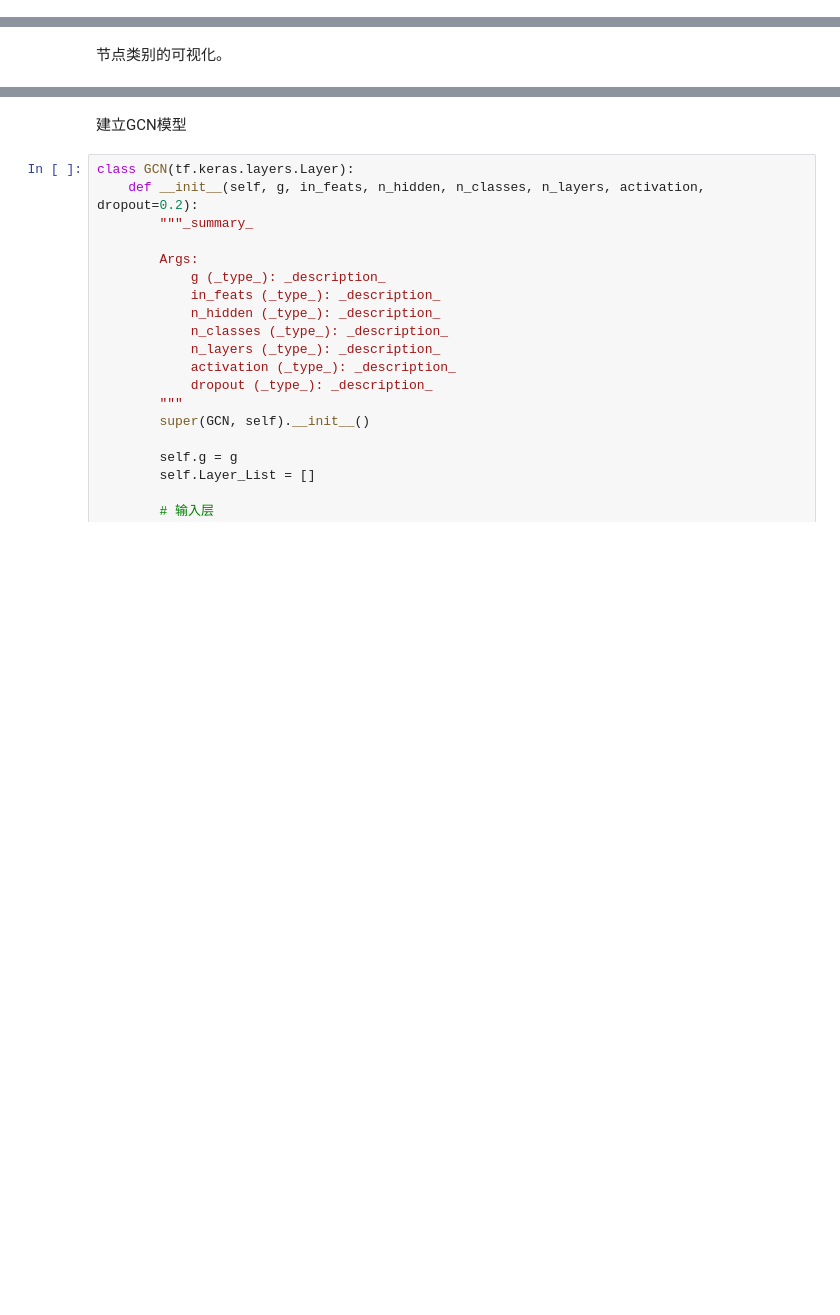
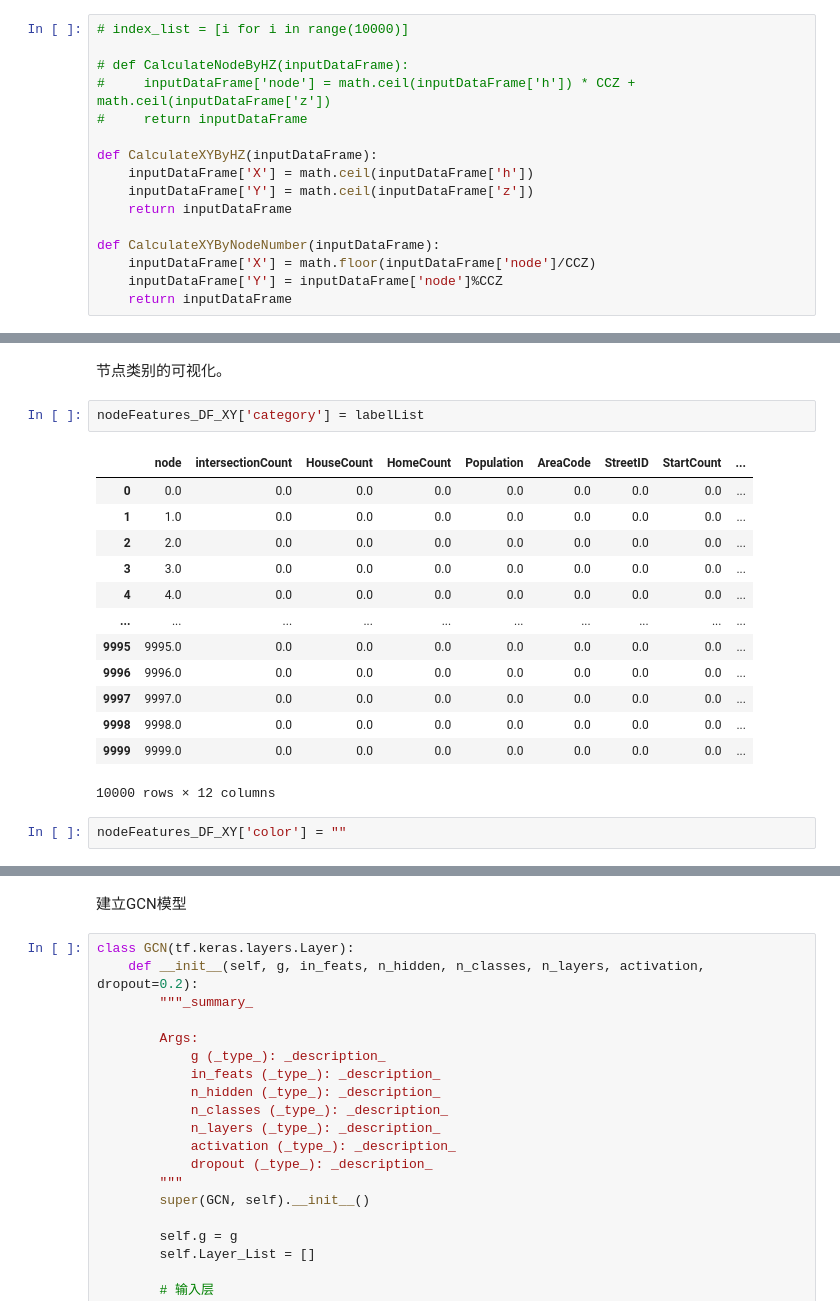
Before and after one commit to youareeverysingleday/HuaweiCupCompetition2022, a Jupyter notebook: FQuestion.ipynb, the cells around one changed output, grey strips where cells are left out. Saved outputs shown, nothing was run; the diff lists cells and outputs as text; blank space fills up the shorter version.

```diff
--- a/FQuestion.ipynb
+++ b/FQuestion.ipynb
@@ -2164,4 +2160,20 @@ Graph(num_nodes=10000, num_edges=5433,
       edata_schemes={'EdgeFeature': Scheme(shape=(), dtype=tf.float32)})
 # %% [markdown]
 由于数据中并没有提供虚拟坐标中分块的分类标签信息，所以直接使用聚类算法对节点数据进行分类。共分为3类，第一类是接收物资的点，第二类是分发点，第三类是物资存储点。
+# %%
+# index_list = [i for i in range(10000)]
+
+# def CalculateNodeByHZ(inputDataFrame):
+#     inputDataFrame['node'] = math.ceil(inputDataFrame['h']) * CCZ + math.ceil(inputDataFrame['z'])
+#     return inputDataFrame
+
+def CalculateXYByHZ(inputDataFrame):
+    inputDataFrame['X'] = math.ceil(inputDataFrame['h'])
+    inputDataFrame['Y'] = math.ceil(inputDataFrame['z'])
+    return inputDataFrame
+
+def CalculateXYByNodeNumber(inputDataFrame):
+    inputDataFrame['X'] = math.floor(inputDataFrame['node']/CCZ)
+    inputDataFrame['Y'] = inputDataFrame['node']%CCZ
+    return inputDataFrame
 # %%
@@ -2216,3 +2229,21 @@ nodeFeatures_DF.describe()
 | max | 1.000000 | 1.000000 | 1.000000 | 1.000000 | 1.000000 | 1.000000 | 1.000000 | 1.000000 | ... |
 # %% [markdown]
 节点类别的可视化。
+# %%
+nodeFeatures_DF_XY['category'] = labelList
+# %% [output]
+|  | node | intersectionCount | HouseCount | HomeCount | Population | AreaCode | StreetID | StartCount | ... |
+| 0 | 0.0 | 0.0 | 0.0 | 0.0 | 0.0 | 0.0 | 0.0 | 0.0 | ... |
+| 1 | 1.0 | 0.0 | 0.0 | 0.0 | 0.0 | 0.0 | 0.0 | 0.0 | ... |
+| 2 | 2.0 | 0.0 | 0.0 | 0.0 | 0.0 | 0.0 | 0.0 | 0.0 | ... |
+| 3 | 3.0 | 0.0 | 0.0 | 0.0 | 0.0 | 0.0 | 0.0 | 0.0 | ... |
+| 4 | 4.0 | 0.0 | 0.0 | 0.0 | 0.0 | 0.0 | 0.0 | 0.0 | ... |
+| ... | ... | ... | ... | ... | ... | ... | ... | ... | ... |
+| 9995 | 9995.0 | 0.0 | 0.0 | 0.0 | 0.0 | 0.0 | 0.0 | 0.0 | ... |
+| 9996 | 9996.0 | 0.0 | 0.0 | 0.0 | 0.0 | 0.0 | 0.0 | 0.0 | ... |
+| 9997 | 9997.0 | 0.0 | 0.0 | 0.0 | 0.0 | 0.0 | 0.0 | 0.0 | ... |
+| 9998 | 9998.0 | 0.0 | 0.0 | 0.0 | 0.0 | 0.0 | 0.0 | 0.0 | ... |
+| 9999 | 9999.0 | 0.0 | 0.0 | 0.0 | 0.0 | 0.0 | 0.0 | 0.0 | ... |
+10000 rows × 12 columns
+# %%
+nodeFeatures_DF_XY['color'] = ""
```
Also changed, not shown: parts of 10 cells of this notebook, 2 other files.
